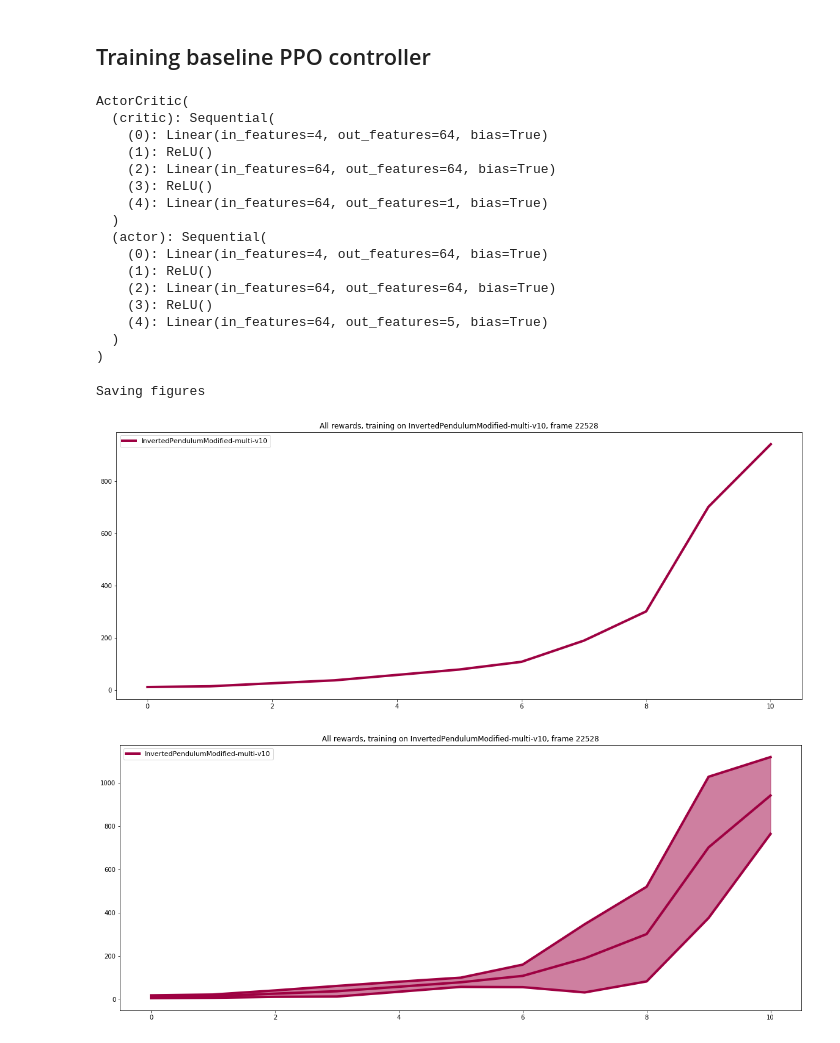
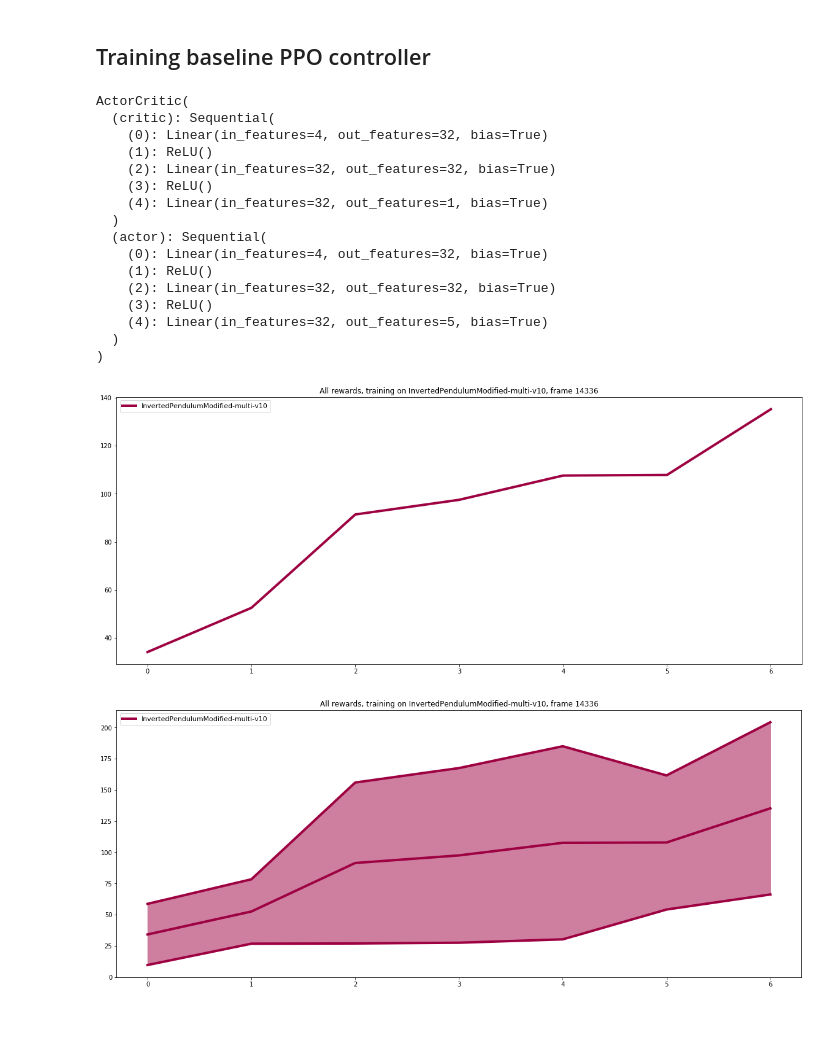
Before and after one commit to anthonysimeonov/276C-final, a Jupyter notebook: final/COMPENSATOR_weighting.ipynb, the cells around one changed output. Saved outputs shown, nothing was run; the diff lists cells and outputs as text; code cells hidden in the pictures.

Commit message:
messing with hyperparams on weight network

```diff
--- a/final/COMPENSATOR_weighting.ipynb
+++ b/final/COMPENSATOR_weighting.ipynb
@@ -84,13 +84,13 @@ envs = SubprocVecEnv(envs)
 script_dir = os.getcwd()
 time_stamp = datetime.datetime.now().replace(microsecond=0).isoformat()
 results_dir = os.path.join(script_dir, 'weighted_compensator_results/' + env_name + time_stamp + '/')
-baseline_dir = os.path.join(script_dir, 'weighted_compensator_weights/' + env_name + time_stamp + '/')
+comp_dir = os.path.join(script_dir, 'weighted_compensator_weights/' + env_name + time_stamp + '/')
 
 if not os.path.isdir(results_dir):
     os.makedirs(results_dir)
 
-if not os.path.isdir(baseline_dir):
-    os.mkdir(baseline_dir)
+if not os.path.isdir(comp_dir):
+    os.mkdir(comp_dir)
 
 tests = ensemble_testing_envs(test_env_names, VISUALIZE, COMPENSATION, results_dir, test_env_idx)
 # %% [output]
@@ -116,44 +116,44 @@ tags = ['friction', 'inertia', 'mass', 'motor', 'tilt']
 base_name = 'InvertedPendulumModified-'
 
 #set is_comp flag in initialization to use compensators
-ensemble = baseline_ensemble(base_env_name=base_name,
+comp_ensemble = ensemble(base_env_name=base_name,
                               import_tags=tags,
                               num_inputs=base_inputs,
                               num_outputs=base_outputs,
                               is_comp = True,
-                              debug=True)
+                              debug=False)
 
 
-ensemble.import_policies(baseline_file = './baseline_weights/InvertedPendulumModified-multi-v102018-06-10T13:55:10/InvertedPendulumModified-multi-v10_endweights)
+comp_ensemble.import_policies(baseline_file = './baseline_weights/InvertedPendulumModified-multi-v102018-06-10T13:55:10/InvertedPendulumModified-multi-v10_endweights')
 # %%
 num_inputs = template_env.observation_space.shape[0]
-num_outputs = len(ensemble.policy_list)
+num_outputs = len(comp_ensemble.compensator_policy_list)
 
 #Hyper params:
-hidden_size      = 64
+hidden_size      = 32
 lr               = 3e-4
 num_steps        = 2048
 mini_batch_size  = 64
 ppo_epochs       = 10
 threshold_reward = 900
 
-compensator_weighting = PPO_Ensemble(num_inputs, num_outputs, ensemble)
-print(baseline_weighting.model)
+compensator_weighting = PPO_Ensemble(num_inputs, num_outputs, comp_ensemble, hidden_size=hidden_size)
+print(compensator_weighting.model)
 # %% [output]
 ActorCritic(
   (critic): Sequential(
-    (0): Linear(in_features=4, out_features=64, bias=True)
+    (0): Linear(in_features=4, out_features=32, bias=True)
     (1): ReLU()
-    (2): Linear(in_features=64, out_features=64, bias=True)
+    (2): Linear(in_features=32, out_features=32, bias=True)
     (3): ReLU()
-    (4): Linear(in_features=64, out_features=1, bias=True)
+    (4): Linear(in_features=32, out_features=1, bias=True)
   )
   (actor): Sequential(
-    (0): Linear(in_features=4, out_features=64, bias=True)
+    (0): Linear(in_features=4, out_features=32, bias=True)
     (1): ReLU()
-    (2): Linear(in_features=64, out_features=64, bias=True)
+    (2): Linear(in_features=32, out_features=32, bias=True)
     (3): ReLU()
-    (4): Linear(in_features=64, out_features=5, bias=True)
+    (4): Linear(in_features=32, out_features=5, bias=True)
   )
 )
 # %%
@@ -163,7 +163,7 @@ test_avg_rewards = []
 test_stds = []
 test_itrs = 20
 # %%
-compensator_weightingstate = envs.reset()
+state = envs.reset()
 early_stop = False
 ppo_updates = 0
 save_interval = 5
@@ -173,7 +173,7 @@ rewplots=1
 stdplots=1
 which_plts = [indvplots,rewplots,stdplots]
 
-while baseline_weighting.frame_idx < max_frames and not early_stop:
+while compensator_weighting.frame_idx < max_frames and not early_stop:
 
     #collect data
     log_probs, values, states, actions, rewards, masks, next_value = compensator_weighting.collect_data(envs)
@@ -183,36 +183,35 @@ while baseline_weighting.frame_idx < max_frames and not early_stop:
 
     #update policy
     compensator_weighting.ppo_update(ppo_epochs, mini_batch_size, states, actions, log_probs, returns, values)
 
     #plot
     avg_rew = []
     std = []
 
     #Environment testing and data logging
     #***************************************************************************************
     for env in tests.envs:
-        env_rewards = ([tests.test_env(env, ensemble, compensator_weighting) for _ in range(test_itrs)])
+        env_rewards = ([tests.test_env(env, comp_ensemble, compensator_weighting) for _ in range(test_itrs)])
         avg_rew.append(np.mean(env_rewards))
         std.append(np.std(env_rewards))
 
     test_avg_rewards.append(avg_rew)
     test_stds.append(std)
 
     if avg_rew[test_env_idx] > threshold_reward and EARLY_STOPPING: #avg_rew[0] is testing on the non edited environment
         tests.plot(compensator_weighting.frame_idx, test_avg_rewards, test_stds, which_plts, 1)
         early_stop = True
     else:
         if ppo_updates and ppo_updates % save_interval == 0:
-            baseline_weighting.save_weights(baseline_dir + env_name + '_weights' + str(ppo_updates/save_interval))
+            compensator_weighting.save_weights(comp_dir + env_name + '_weights' + str(ppo_updates/save_interval))
             tests.plot(compensator_weighting.frame_idx, test_avg_rewards, test_stds, which_plts, 1, str(ppo_updates/save_interval))
         else:
             tests.plot(compensator_weighting.frame_idx, test_avg_rewards, test_stds, which_plts, 0)
 
     ppo_updates = ppo_updates + 1 #Loop counter
     #***************************************************************************************
 
-compensator_weighting.save_weights(baseline_dir + env_name + '_endweights')
+compensator_weighting.save_weights(comp_dir + env_name + '_endweights')
 # %% [output]
-Saving figures
-[figure, old version]
+[figure, new version]
-[figure, old version]
+[figure, new version]
```
Also changed, not shown: 33 other files.
